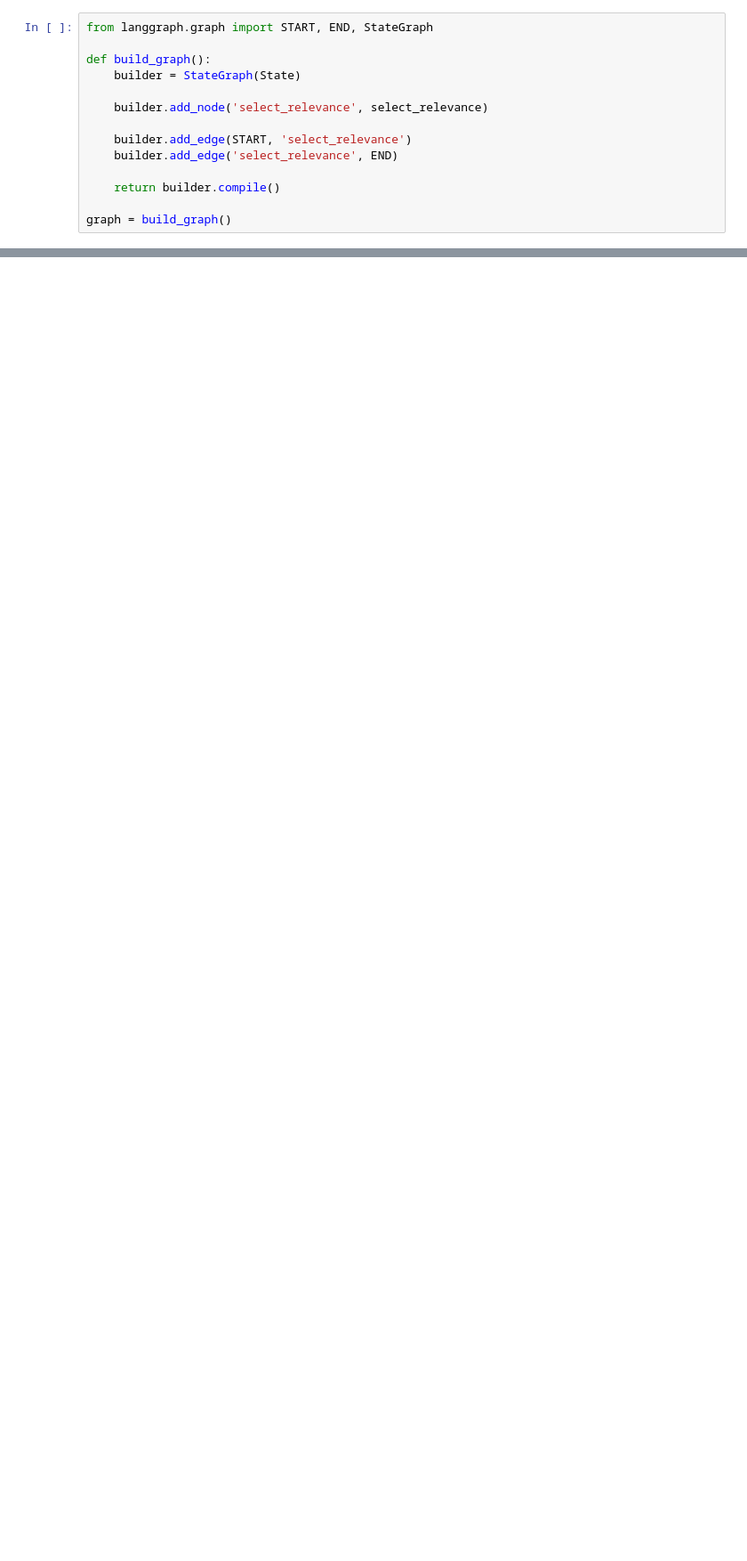
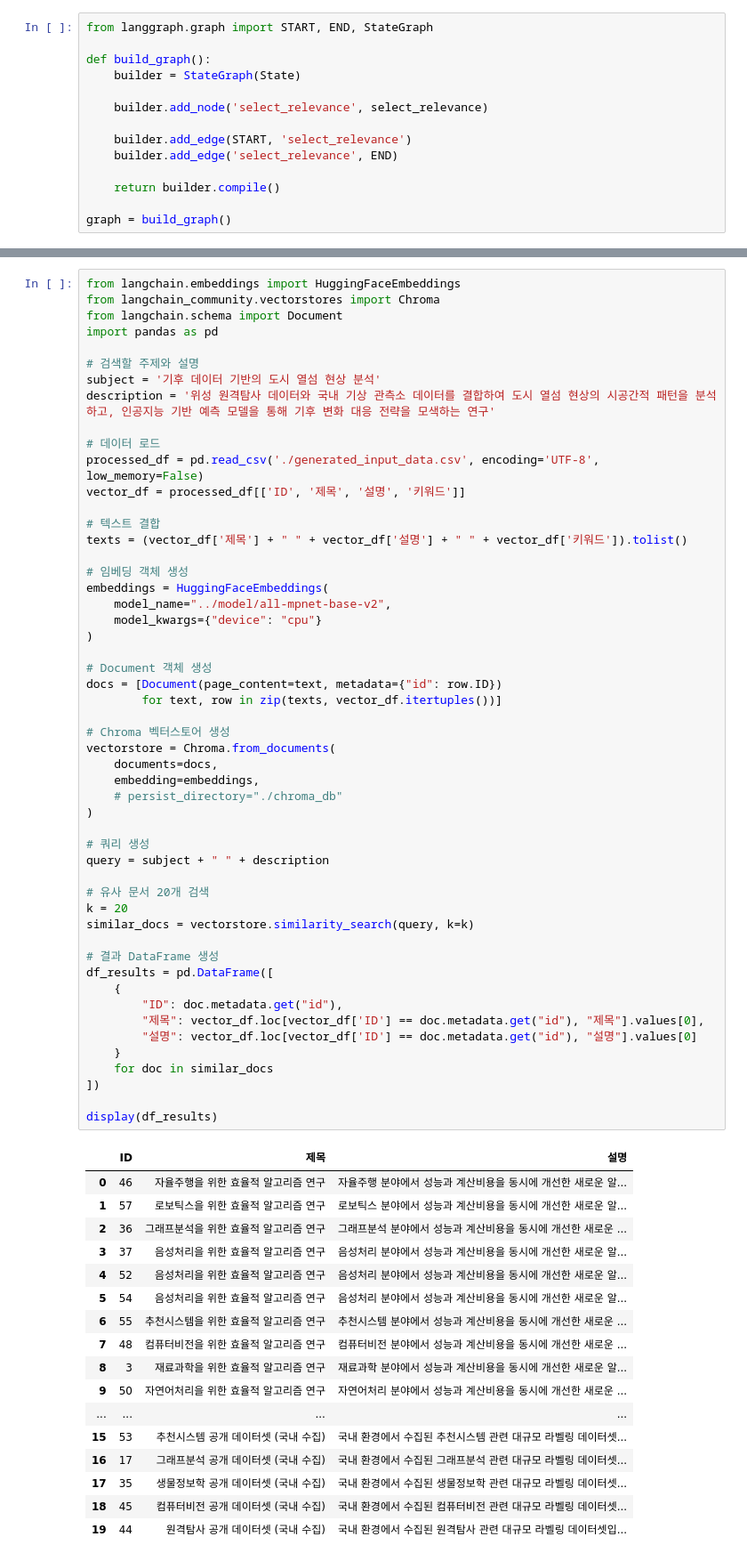
Before and after one commit to semistone97/kisti_recommender, a Jupyter notebook: notebooks/model.ipynb, the cells around one changed output, grey strips where cells are left out. Shown: that part at 89% size. Cells and saved outputs as stored; diff of their text form; blank space fills up the shorter version.

Commit message:
로컬 벡터스토어 연구

```diff
--- a/notebooks/model.ipynb
+++ b/notebooks/model.ipynb
@@ -174,0 +182,70 @@ display(df_results)
+# %%
+from langchain.embeddings import HuggingFaceEmbeddings
+from langchain_community.vectorstores import Chroma
+from langchain.schema import Document
+import pandas as pd
+
+# 검색할 주제와 설명
+subject = '기후 데이터 기반의 도시 열섬 현상 분석'
+description = '위성 원격탐사 데이터와 국내 기상 관측소 데이터를 결합하여 도시 열섬 현상의 시공간적 패턴을 분석하고, 인공지능 기반 예측 모델을 통해 기후 변화 대응 전략을 모색하는 연구'
+
+# 데이터 로드
+processed_df = pd.read_csv('./generated_input_data.csv', encoding='UTF-8', low_memory=False)
+vector_df = processed_df[['ID', '제목', '설명', '키워드']]
+
+# 텍스트 결합
+texts = (vector_df['제목'] + " " + vector_df['설명'] + " " + vector_df['키워드']).tolist()
+
+# 임베딩 객체 생성
+embeddings = HuggingFaceEmbeddings(
+    model_name="../model/all-mpnet-base-v2",
+    model_kwargs={"device": "cpu"}
+)
+
+# Document 객체 생성
+docs = [Document(page_content=text, metadata={"id": row.ID})
+        for text, row in zip(texts, vector_df.itertuples())]
+
+# Chroma 벡터스토어 생성
+vectorstore = Chroma.from_documents(
+    documents=docs,
+    embedding=embeddings,
+    # persist_directory="./chroma_db"
+)
+
+# 쿼리 생성
+query = subject + " " + description
+
+# 유사 문서 20개 검색
+k = 20
+similar_docs = vectorstore.similarity_search(query, k=k)
+
+# 결과 DataFrame 생성
+df_results = pd.DataFrame([
+    {
+        "ID": doc.metadata.get("id"),
+        "제목": vector_df.loc[vector_df['ID'] == doc.metadata.get("id"), "제목"].values[0],
+        "설명": vector_df.loc[vector_df['ID'] == doc.metadata.get("id"), "설명"].values[0]
+    }
+    for doc in similar_docs
+])
+
+display(df_results)
+# %% [output]
+|  | ID | 제목 | 설명 |
+| 0 | 46 | 자율주행을 위한 효율적 알고리즘 연구 | 자율주행 분야에서 성능과 계산비용을 동시에 개선한 새로운 알... |
+| 1 | 57 | 로보틱스을 위한 효율적 알고리즘 연구 | 로보틱스 분야에서 성능과 계산비용을 동시에 개선한 새로운 알... |
+| 2 | 36 | 그래프분석을 위한 효율적 알고리즘 연구 | 그래프분석 분야에서 성능과 계산비용을 동시에 개선한 새로운 ... |
+| 3 | 37 | 음성처리을 위한 효율적 알고리즘 연구 | 음성처리 분야에서 성능과 계산비용을 동시에 개선한 새로운 알... |
+| 4 | 52 | 음성처리을 위한 효율적 알고리즘 연구 | 음성처리 분야에서 성능과 계산비용을 동시에 개선한 새로운 알... |
+| 5 | 54 | 음성처리을 위한 효율적 알고리즘 연구 | 음성처리 분야에서 성능과 계산비용을 동시에 개선한 새로운 알... |
+| 6 | 55 | 추천시스템을 위한 효율적 알고리즘 연구 | 추천시스템 분야에서 성능과 계산비용을 동시에 개선한 새로운 ... |
+| 7 | 48 | 컴퓨터비전을 위한 효율적 알고리즘 연구 | 컴퓨터비전 분야에서 성능과 계산비용을 동시에 개선한 새로운 ... |
+| 8 | 3 | 재료과학을 위한 효율적 알고리즘 연구 | 재료과학 분야에서 성능과 계산비용을 동시에 개선한 새로운 알... |
+| 9 | 50 | 자연어처리을 위한 효율적 알고리즘 연구 | 자연어처리 분야에서 성능과 계산비용을 동시에 개선한 새로운 ... |
+| ... | ... | ... | ... |
+| 15 | 53 | 추천시스템 공개 데이터셋 (국내 수집) | 국내 환경에서 수집된 추천시스템 관련 대규모 라벨링 데이터셋... |
+| 16 | 17 | 그래프분석 공개 데이터셋 (국내 수집) | 국내 환경에서 수집된 그래프분석 관련 대규모 라벨링 데이터셋... |
+| 17 | 35 | 생물정보학 공개 데이터셋 (국내 수집) | 국내 환경에서 수집된 생물정보학 관련 대규모 라벨링 데이터셋... |
+| 18 | 45 | 컴퓨터비전 공개 데이터셋 (국내 수집) | 국내 환경에서 수집된 컴퓨터비전 관련 대규모 라벨링 데이터셋... |
+| 19 | 44 | 원격탐사 공개 데이터셋 (국내 수집) | 국내 환경에서 수집된 원격탐사 관련 대규모 라벨링 데이터셋입... |
```
Also changed, not shown: parts of 1 cell of this notebook, 1 other file.
